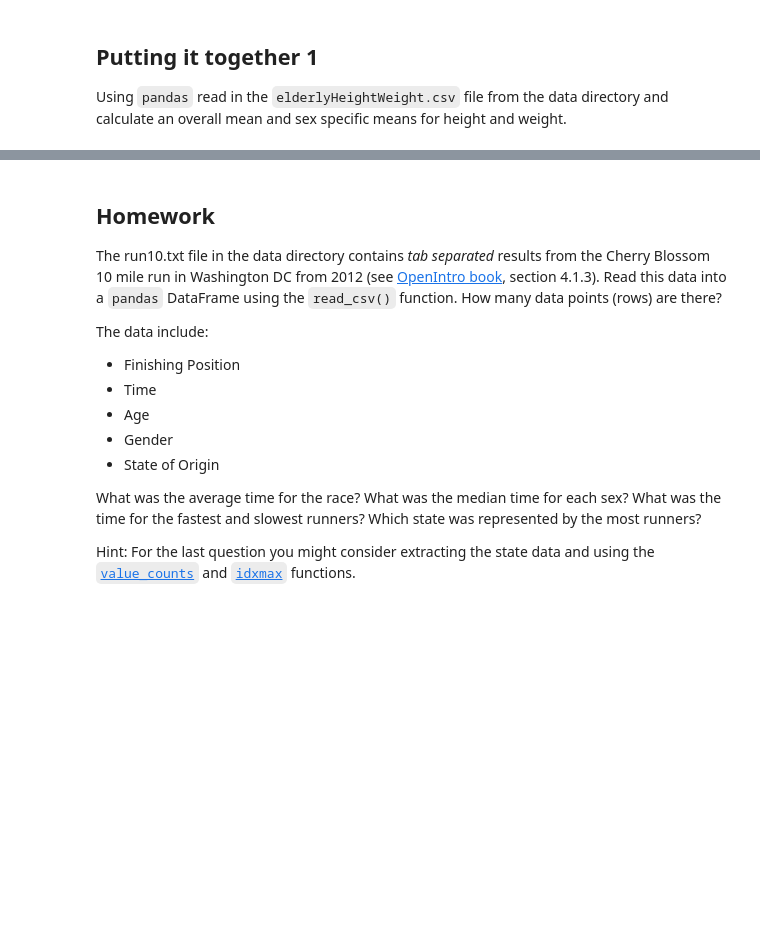
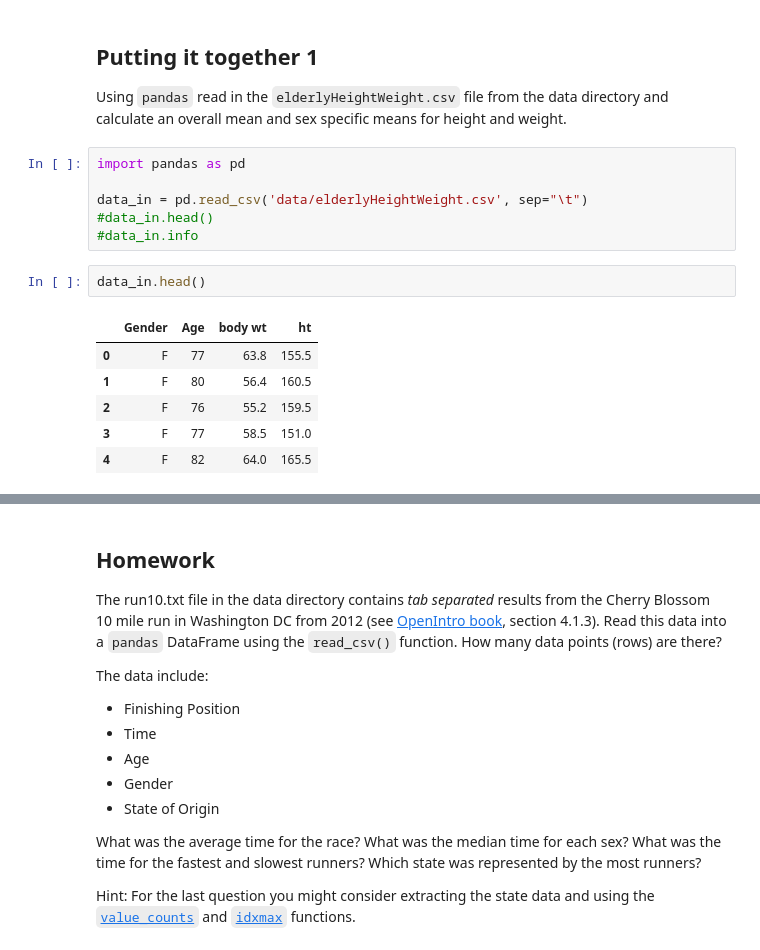
Before and after one commit to iaingallagher/BasicPython, a Jupyter notebook: Week6 - Functions and analysis tools.ipynb, the cells around one changed output, grey strips where cells are left out. Cells and saved outputs as stored; diff of their text form; blank space fills up the shorter version.

````diff
--- a/Week6 - Functions and analysis tools.ipynb
+++ b/Week6 - Functions and analysis tools.ipynb
@@ -438,3 +438,18 @@ So we can see that male winning times tend to be ~0.35 hours (or 20 minutes) fas
 ## Putting it together 1
 
 Using ```pandas``` read in the ```elderlyHeightWeight.csv``` file from the data directory and calculate an overall mean and sex specific means for height and weight.
+# %%
+import pandas as pd
+
+data_in = pd.read_csv('data/elderlyHeightWeight.csv', sep="\t")
+#data_in.head()
+#data_in.info
+# %%
+data_in.head()
+# %% [output]
+|  | Gender | Age | body wt | ht |
+| 0 | F | 77 | 63.8 | 155.5 |
+| 1 | F | 80 | 56.4 | 160.5 |
+| 2 | F | 76 | 55.2 | 159.5 |
+| 3 | F | 77 | 58.5 | 151.0 |
+| 4 | F | 82 | 64.0 | 165.5 |
````
Also changed, not shown: parts of 2 cells of this notebook, 15 other files.
